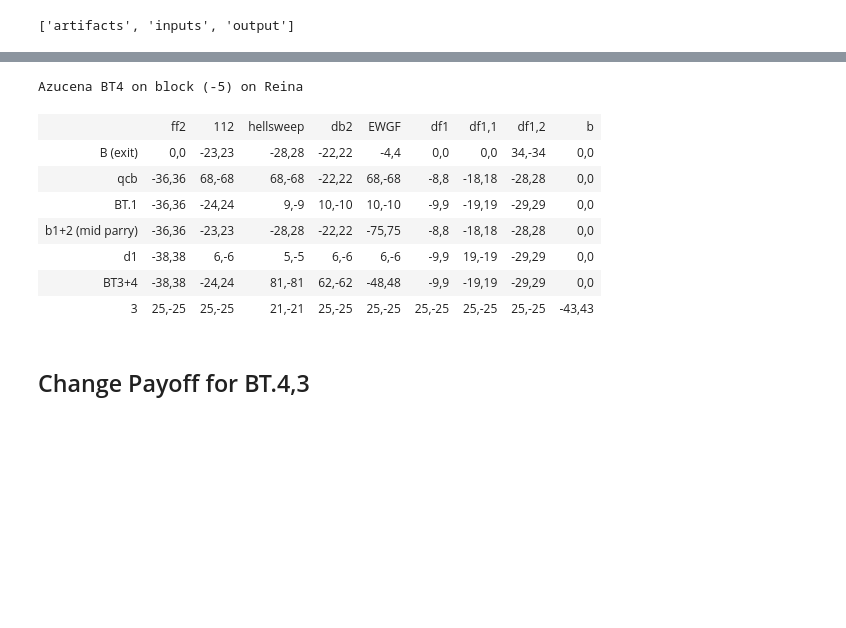
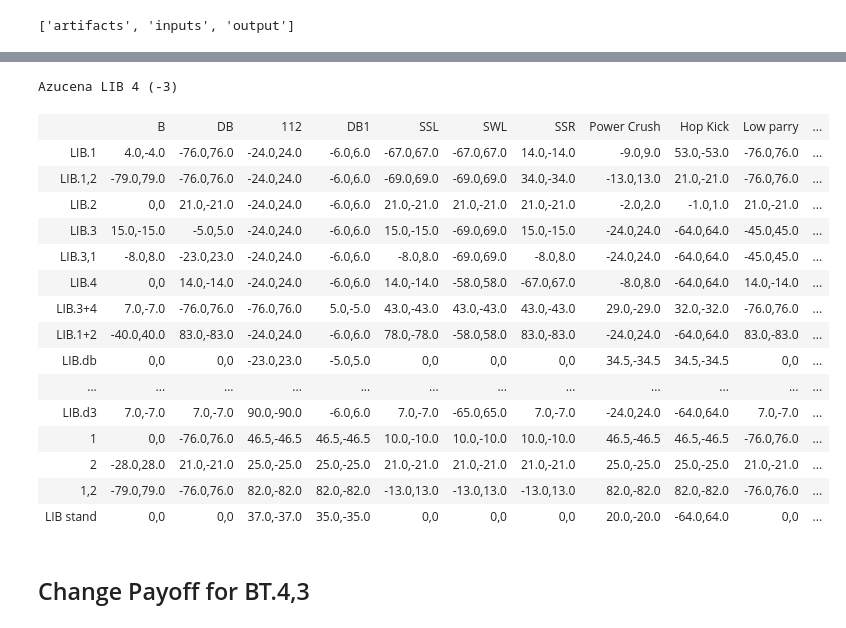
Before and after one commit to dannydk6/tekken8_game_theory, a Jupyter notebook: notebooks/old/PyGambit Tekken 8.ipynb, the cells around one changed output, grey strips where cells are left out. Cells and saved outputs as stored; diff of their text form; code cells hidden in the pictures; blank space fills up the shorter version.

```diff
--- a/notebooks/old/PyGambit Tekken 8.ipynb
+++ b/notebooks/old/PyGambit Tekken 8.ipynb
@@ -18,21 +22,29 @@ interactions
 # %%
 import pygambit as gbt
 import pandas as pd
 
-bt4 = gbt.Game.read_game(f"{base_path}/artifacts/{interactions[2]}")
+bt4 = gbt.Game.read_game(f"{base_path}/artifacts/{interactions[5]}")
 result = gbt.nash.lcp_solve(bt4)
 eqm = result.equilibria[0]
 bt4
 # %% [output]
-Azucena BT4 on block (-5) on Reina
+Azucena LIB 4 (-3)
-|  | ff2 | 112 | hellsweep | db2 | EWGF | df1 | df1,1 | df1,2 | b |
-| B (exit) | 0,0 | -23,23 | -28,28 | -22,22 | -4,4 | 0,0 | 0,0 | 34,-34 | 0,0 |
-| qcb | -36,36 | 68,-68 | 68,-68 | -22,22 | 68,-68 | -8,8 | -18,18 | -28,28 | 0,0 |
-| BT.1 | -36,36 | -24,24 | 9,-9 | 10,-10 | 10,-10 | -9,9 | -19,19 | -29,29 | 0,0 |
-| b1+2 (mid parry) | -36,36 | -23,23 | -28,28 | -22,22 | -75,75 | -8,8 | -18,18 | -28,28 | 0,0 |
-| d1 | -38,38 | 6,-6 | 5,-5 | 6,-6 | 6,-6 | -9,9 | 19,-19 | -29,29 | 0,0 |
-| BT3+4 | -38,38 | -24,24 | 81,-81 | 62,-62 | -48,48 | -9,9 | -19,19 | -29,29 | 0,0 |
-| 3 | 25,-25 | 25,-25 | 21,-21 | 25,-25 | 25,-25 | 25,-25 | 25,-25 | 25,-25 | -43,43 |
+|  | B | DB | 112 | DB1 | SSL | SWL | SSR | Power Crush | Hop Kick | Low parry | ... |
+| LIB.1 | 4.0,-4.0 | -76.0,76.0 | -24.0,24.0 | -6.0,6.0 | -67.0,67.0 | -67.0,67.0 | 14.0,-14.0 | -9.0,9.0 | 53.0,-53.0 | -76.0,76.0 | ... |
+| LIB.1,2 | -79.0,79.0 | -76.0,76.0 | -24.0,24.0 | -6.0,6.0 | -69.0,69.0 | -69.0,69.0 | 34.0,-34.0 | -13.0,13.0 | 21.0,-21.0 | -76.0,76.0 | ... |
+| LIB.2 | 0,0 | 21.0,-21.0 | -24.0,24.0 | -6.0,6.0 | 21.0,-21.0 | 21.0,-21.0 | 21.0,-21.0 | -2.0,2.0 | -1.0,1.0 | 21.0,-21.0 | ... |
+| LIB.3 | 15.0,-15.0 | -5.0,5.0 | -24.0,24.0 | -6.0,6.0 | 15.0,-15.0 | -69.0,69.0 | 15.0,-15.0 | -24.0,24.0 | -64.0,64.0 | -45.0,45.0 | ... |
+| LIB.3,1 | -8.0,8.0 | -23.0,23.0 | -24.0,24.0 | -6.0,6.0 | -8.0,8.0 | -69.0,69.0 | -8.0,8.0 | -24.0,24.0 | -64.0,64.0 | -45.0,45.0 | ... |
+| LIB.4 | 0,0 | 14.0,-14.0 | -24.0,24.0 | -6.0,6.0 | 14.0,-14.0 | -58.0,58.0 | -67.0,67.0 | -8.0,8.0 | -64.0,64.0 | 14.0,-14.0 | ... |
+| LIB.3+4 | 7.0,-7.0 | -76.0,76.0 | -76.0,76.0 | 5.0,-5.0 | 43.0,-43.0 | 43.0,-43.0 | 43.0,-43.0 | 29.0,-29.0 | 32.0,-32.0 | -76.0,76.0 | ... |
+| LIB.1+2 | -40.0,40.0 | 83.0,-83.0 | -24.0,24.0 | -6.0,6.0 | 78.0,-78.0 | -58.0,58.0 | 83.0,-83.0 | -24.0,24.0 | -64.0,64.0 | 83.0,-83.0 | ... |
+| LIB.db | 0,0 | 0,0 | -23.0,23.0 | -5.0,5.0 | 0,0 | 0,0 | 0,0 | 34.5,-34.5 | 34.5,-34.5 | 0,0 | ... |
+| ... | ... | ... | ... | ... | ... | ... | ... | ... | ... | ... | ... |
+| LIB.d3 | 7.0,-7.0 | 7.0,-7.0 | 90.0,-90.0 | -6.0,6.0 | 7.0,-7.0 | -65.0,65.0 | 7.0,-7.0 | -24.0,24.0 | -64.0,64.0 | 7.0,-7.0 | ... |
+| 1 | 0,0 | -76.0,76.0 | 46.5,-46.5 | 46.5,-46.5 | 10.0,-10.0 | 10.0,-10.0 | 10.0,-10.0 | 46.5,-46.5 | 46.5,-46.5 | -76.0,76.0 | ... |
+| 2 | -28.0,28.0 | 21.0,-21.0 | 25.0,-25.0 | 25.0,-25.0 | 21.0,-21.0 | 21.0,-21.0 | 21.0,-21.0 | 25.0,-25.0 | 25.0,-25.0 | 21.0,-21.0 | ... |
+| 1,2 | -79.0,79.0 | -76.0,76.0 | 82.0,-82.0 | 82.0,-82.0 | -13.0,13.0 | -13.0,13.0 | -13.0,13.0 | 82.0,-82.0 | 82.0,-82.0 | -76.0,76.0 | ... |
+| LIB stand | 0,0 | 0,0 | 37.0,-37.0 | 35.0,-35.0 | 0,0 | 0,0 | 0,0 | 20.0,-20.0 | -64.0,64.0 | 0,0 | ... |
 # %% [markdown]
 ## Change Payoff for BT.4,3
 # %%
```
Also changed, not shown: parts of 4 cells of this notebook, 14 other files.
